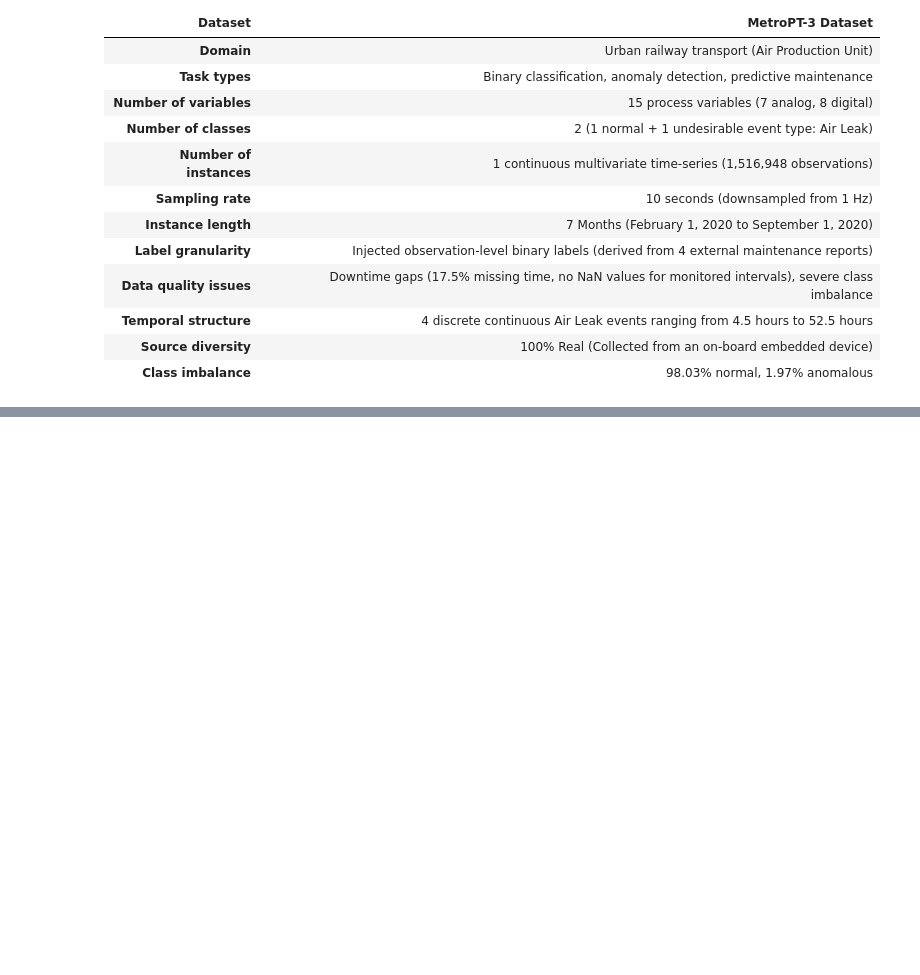
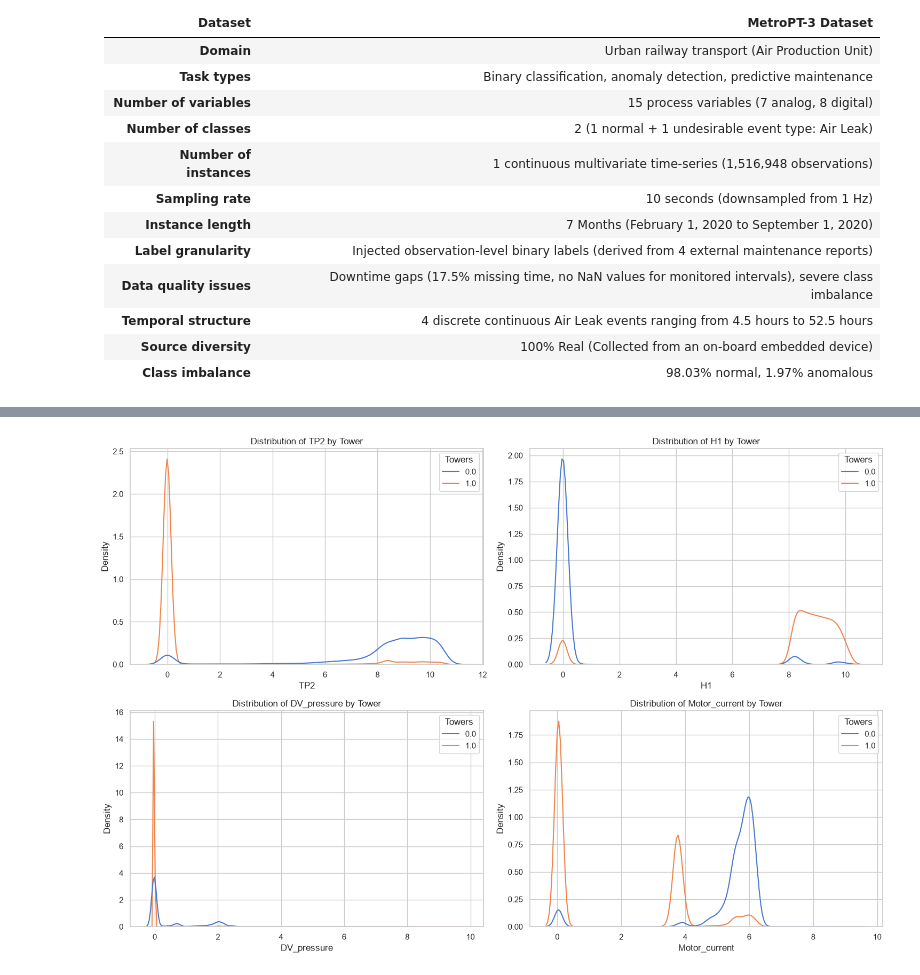
Before and after one commit to lollogiro/ai4i-transfer-learning-synthetic, a Jupyter notebook: stage1-data_exploration/metropt3.ipynb, the cells around one changed output, grey strips where cells are left out. Saved outputs shown, nothing was run; the diff lists cells and outputs as text; code cells hidden in the pictures; blank space fills up the shorter version.

Commit message:
explored domain distributions

```diff
--- a/stage1-data_exploration/metropt3.ipynb
+++ b/stage1-data_exploration/metropt3.ipynb
@@ -296,0 +328,15 @@ plt.show()
+# %%
+# Features selected based on >20% absolute correlation and being analogue signals
+features_to_plot = ['TP2', 'H1', 'DV_pressure', 'Motor_current']
+
+fig, axes = plt.subplots(2, 2, figsize=(15, 10))
+axes = axes.flatten()
+
+for i, feature in enumerate(features_to_plot):
+    sns.kdeplot(data=df, x=feature, hue='Towers', ax=axes[i], common_norm=False)
+    axes[i].set_title(f'Distribution of {feature} by Tower')
+
+plt.tight_layout()
+plt.show()
+# %% [output]
+[figure, added]
```
Also changed, not shown: parts of 6 cells of this notebook.
